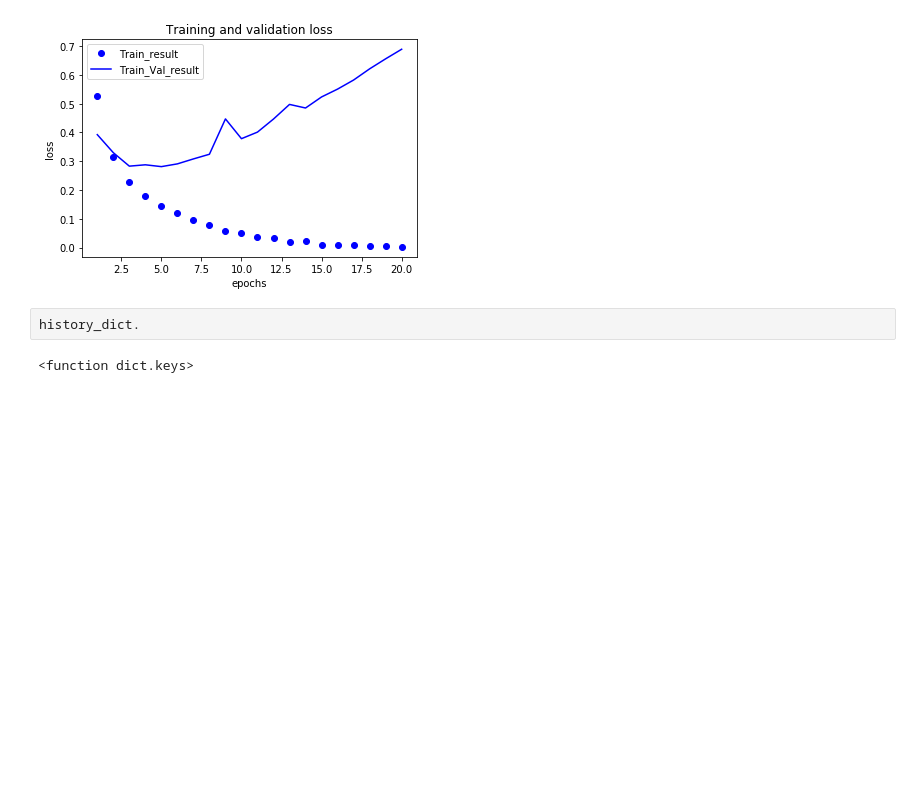
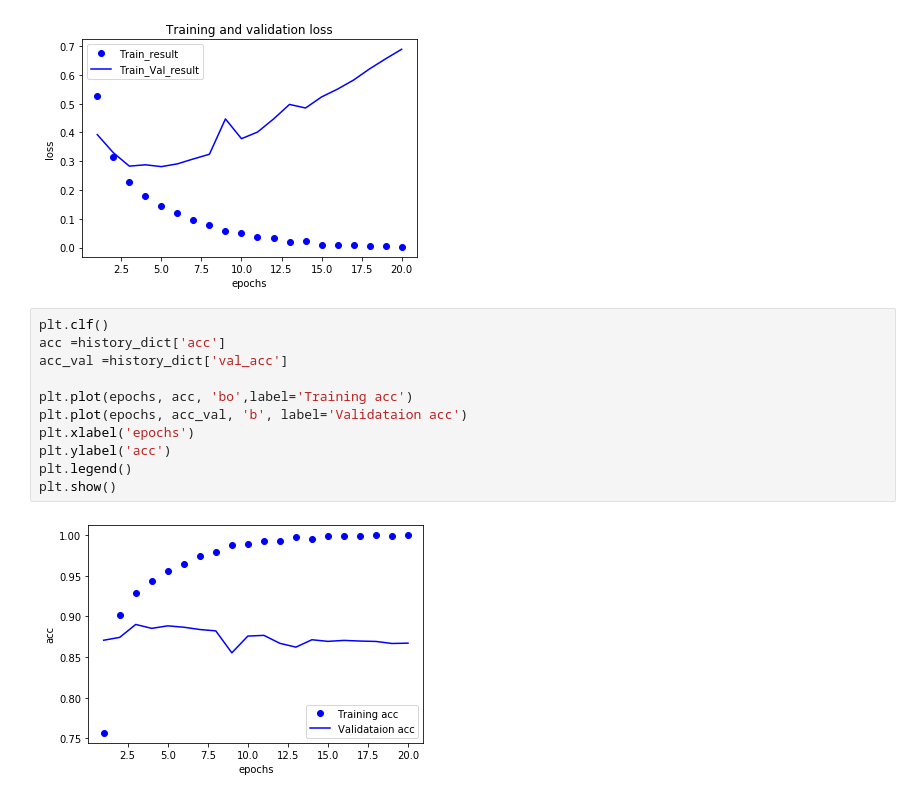
Before and after one commit to hihijimin/study_open, a Jupyter notebook: keras 영화 리뷰 분류: 이진 분류 예제.ipynb, the cells around one changed output. Cells and saved outputs as stored; diff of their text form; blank space fills up the shorter version.

```diff
--- a/keras 영화 리뷰 분류: 이진 분류 예제.ipynb
+++ b/keras 영화 리뷰 분류: 이진 분류 예제.ipynb
@@ -106,7 +106,16 @@ plt.legend()
 plt.show()
 # %% [output]
 [figure]
-# %%
-history_dict.
-# %% [output]
-<function dict.keys>
+# %%
+plt.clf()
+acc =history_dict['acc']
+acc_val =history_dict['val_acc']
+
+plt.plot(epochs, acc, 'bo',label='Training acc')
+plt.plot(epochs, acc_val, 'b', label='Validataion acc')
+plt.xlabel('epochs')
+plt.ylabel('acc')
+plt.legend()
+plt.show()
+# %% [output]
+[figure, added]
```
